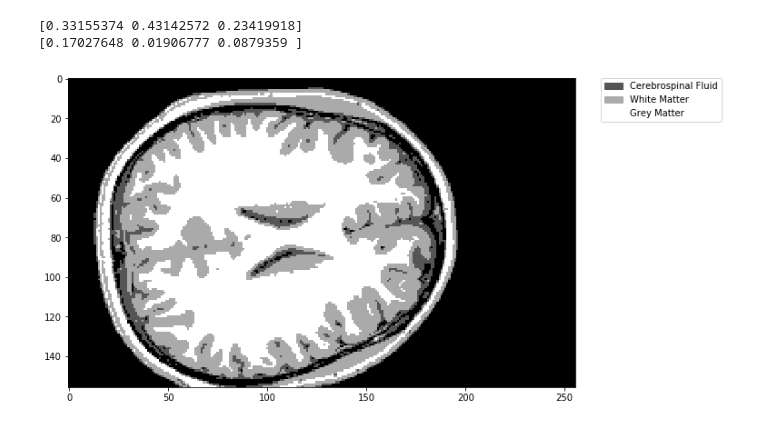
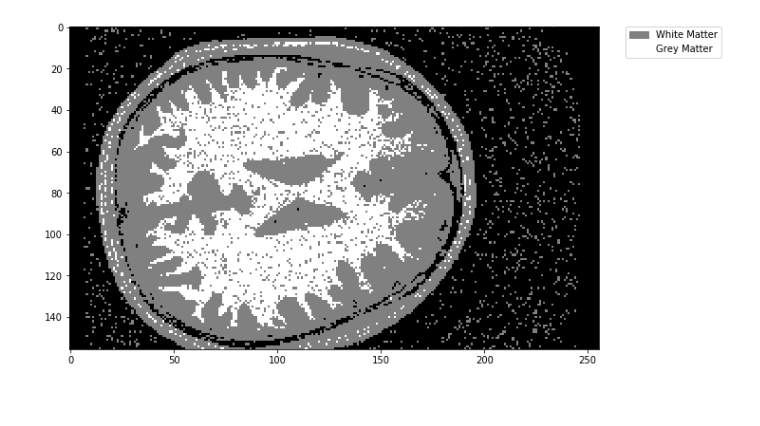
Before and after one commit to nathan-14200/wsbim2243, a Jupyter notebook: Segmentation.ipynb, the cells around one changed output. Saved outputs shown, nothing was run; the diff lists cells and outputs as text; code cells hidden in the pictures; blank space fills up the shorter version.

```diff
--- a/Segmentation.ipynb
+++ b/Segmentation.ipynb
@@ -299,0 +257,18 @@ initialStdsArray [0. 0. 0.]
+# %%
+%matplotlib inline
+
+
+
+
+## Define classes for the classification
+classList = ['GreyMatter', 'WhiteMatter']
+numberOfClasses = len(classList)
+
+## Initial conditions (You can change them)
+initialMeansArray = np.array([0.25,0.45])
+initialStdsArray = np.array([0.1,0.05])
+priorProbabilities = [0.5,0.5]
+
+print('initialMeansArray', initialMeansArray)
+print('initialStdsArray', initialStdsArray)
+plotHistogramWithDistribs(ZeroBrainImg, initialMeansArray, initialStdsArray)
@@ -300,7 +279,5 @@ initialStdsArray [0. 0. 0.]
 # %%
-from IPython import display
-import math as m
-import random
+
 
 
 def em(brainArray,pixelArray, meanArray, stdArray, priorProbs, tol=1e-4, max_iter=1000):
@@ -324,6 +301,7 @@ def em(brainArray,pixelArray, meanArray, stdArray, priorProbs, tol=1e-4, max_ite
     std_diff = 1
     pixel_x = brainArray.shape[0]
     pixel_y = brainArray.shape[1]
+    pixel_z = brainArray.shape[2]
 
     nb_set = meansArray.shape[0]
 
@@ -335,6 +313,7 @@ def em(brainArray,pixelArray, meanArray, stdArray, priorProbs, tol=1e-4, max_ite
     print(count)
 
     pixel_diff = uniquePixelValues.shape[0]
+    print(pixel_diff)
 
     # Create empty matrix of the shape you need
     pixels_class_probs = np.zeros((pixel_diff,nb_set))
@@ -386,18 +365,17 @@ def em(brainArray,pixelArray, meanArray, stdArray, priorProbs, tol=1e-4, max_ite
 
 
 
-    SegmentedBrain = np.zeros((pixel_x,pixel_y))
+    SegmentedBrain = np.zeros((pixel_x,pixel_y,pixel_z))
     for i in range(pixel_diff):
-        x,y = np.where(brainArray == uniquePixelValues[i])
-        SegmentedBrain[x,y] = random.choices([1,2,3],weights = class_prob[i,:],k=len(x))
-    print(uniquePixelValues)
-    print(count)
+        x,y,z = np.where(brainArray == uniquePixelValues[i])
+        SegmentedBrain[x,y,z] = random.choices(range(1,nb_set+1),weights = class_prob[i,:],k=len(x))
+
 
     return class_prob, meansArray, stdsArray, SegmentedBrain
 # %%
 %matplotlib inline
 
-class_prob, finalMeansArray, finalStdsArray,SegmentedBrain = em(originalBrainImg,
+class_prob, finalMeansArray, finalStdsArray,EMBrain = em(originalBrainImg,
                                                  ZeroBrainImg,
                                                 initialMeansArray,
                                                 initialStdsArray,
@@ -435,29 +395,25 @@ SegmentedBrain = OtsuSeg(originalBrainImg,0.15,0.35)
 # %%
 ## Show EM segmentation results
-import matplotlib.patches as mpatches
 
-print(finalMeansArray)
-print(finalStdsArray)
 
-values = np.unique(SegmentedBrain.ravel())
+
+values = np.unique(EMBrain.ravel())
 values = values[1:]
 
 plt.figure(figsize=(10,10))
-im = plt.imshow(SegmentedBrain,cmap=plt.cm.gray)
+im = plt.imshow(EMBrain[:,:,2],cmap=plt.cm.gray)
 
 # get the colors of the values, according to the
 # colormap used by imshow
 
 colors = [ im.cmap(im.norm(value)) for value in values]
 # create a patch (proxy artist) for every color
-labels = {0:'Cerebrospinal Fluid',1:'White Matter',2:'Grey Matter'}
+labels = {0:'White Matter',1:'Grey Matter'}
 
 patches = [ mpatches.Patch(color=colors[i], label=labels[i]) for i in range(len(values))]
 # put those patched as legend-handles into the legend
 plt.legend(handles=patches, bbox_to_anchor=(1.05, 1), loc=2, borderaxespad=0. )
 
 plt.show()
 # %% [output]
-[0.33155374 0.43142572 0.23419918]
-[0.17027648 0.01906777 0.0879359 ]
-[figure, old version]
+[figure, new version]
```
Also changed, not shown: parts of 35 cells of this notebook.
